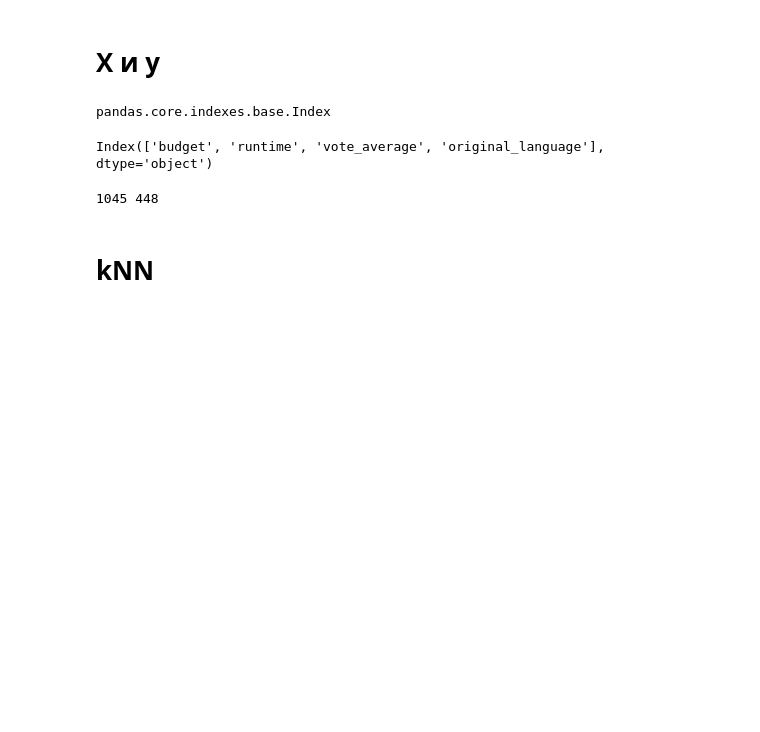
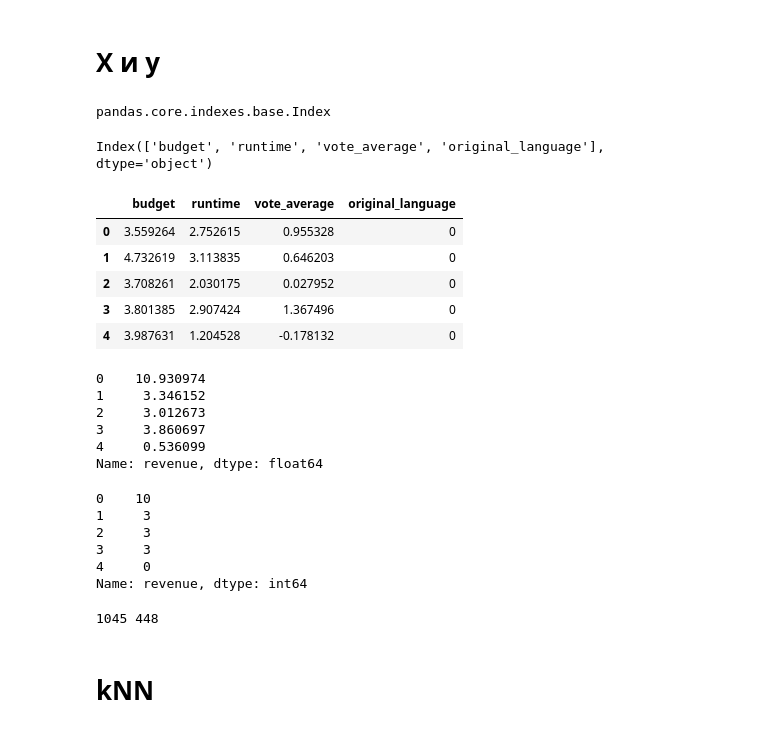
Before and after one commit to komarovn/ML-TMDB-Analysis, a Jupyter notebook: tmdb.ipynb, the cells around one changed output. Cells and saved outputs as stored; diff of their text form; code cells hidden in the pictures; blank space fills up the shorter version.

```diff
--- a/tmdb.ipynb
+++ b/tmdb.ipynb
@@ -415,3 +415,21 @@ pandas.core.indexes.base.Index
 feature_names
 # %% [output]
 Index(['budget', 'runtime', 'vote_average', 'original_language'], dtype='object')
+# %%
+X.head()
+# %% [output]
+|  | budget | runtime | vote_average | original_language |
+| 0 | 3.559264 | 2.752615 | 0.955328 | 0 |
+| 1 | 4.732619 | 3.113835 | 0.646203 | 0 |
+| 2 | 3.708261 | 2.030175 | 0.027952 | 0 |
+| 3 | 3.801385 | 2.907424 | 1.367496 | 0 |
+| 4 | 3.987631 | 1.204528 | -0.178132 | 0 |
+# %%
+y.head()
+# %% [output]
+0    10.930974
+1     3.346152
+2     3.012673
+3     3.860697
+4     0.536099
+Name: revenue, dtype: float64
@@ -418,2 +438,12 @@ Index(['budget', 'runtime', 'vote_average', 'original_language'], dtype='object'
+# %%
+y = data_res['revenue']
+y.head()
+# %% [output]
+0    10
+1     3
+2     3
+3     3
+4     0
+Name: revenue, dtype: int64
 # %%
 from sklearn.model_selection import train_test_split
```
Also changed, not shown: parts of 7 cells of this notebook.
